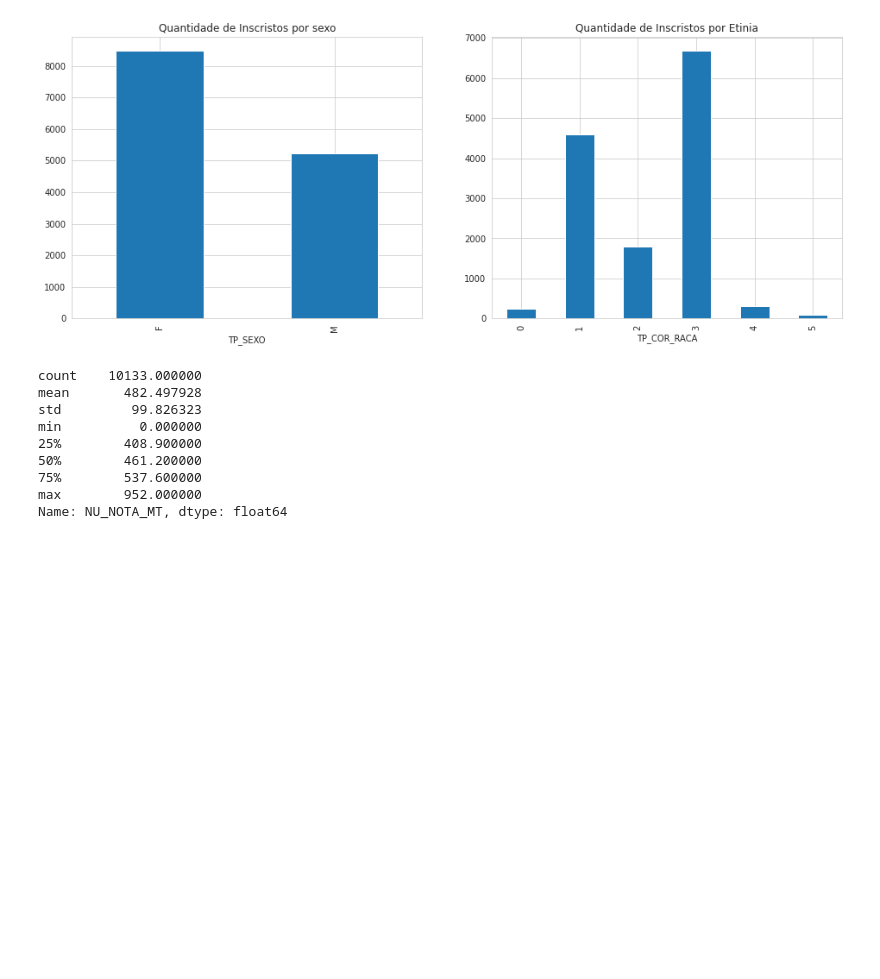
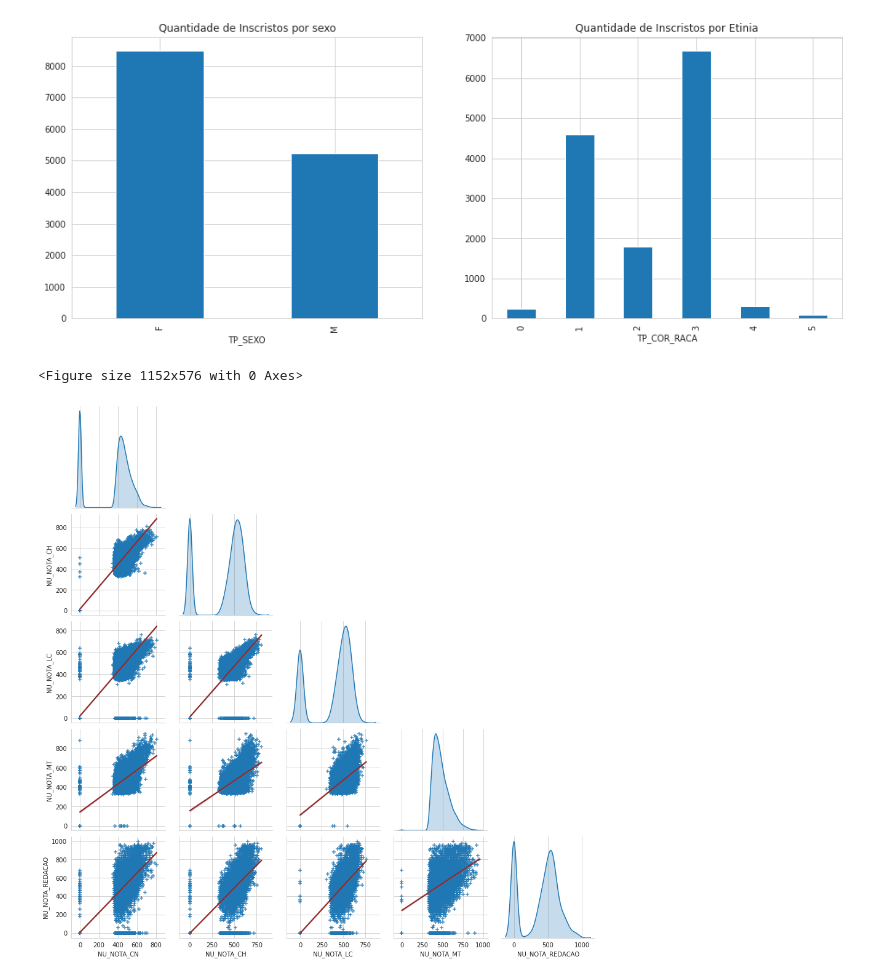
Before and after one commit to RobsonCrLira/CodenationDesafio, a Jupyter notebook: Analise_enem.ipynb, the cells around one changed output. Cells and saved outputs as stored; diff of their text form; code cells hidden in the pictures; blank space fills up the shorter version.

```diff
--- a/Analise_enem.ipynb
+++ b/Analise_enem.ipynb
@@ -45,8 +49,9 @@ array(['Unnamed: 0', 'NU_INSCRICAO', 'NU_ANO', 'CO_MUNICIPIO_RESIDENCIA',
        'Q039', 'Q040', 'Q041', 'Q042', 'Q043', 'Q044', 'Q045', 'Q046',
        'Q047', 'Q048', 'Q049', 'Q050'], dtype=object)
 # %%
-colunas_notas = ['NU_NOTA_CN','NU_NOTA_CH','NU_NOTA_LC','NU_NOTA_COMP1',
+colunas_notas = ['NU_NOTA_CN','NU_NOTA_CH','NU_NOTA_LC','NU_NOTA_MT','NU_NOTA_COMP1',
                  'NU_NOTA_COMP2','NU_NOTA_COMP3','NU_NOTA_COMP4','NU_NOTA_COMP5','NU_NOTA_REDACAO']
+colunas_n = ['NU_NOTA_CN','NU_NOTA_CH','NU_NOTA_LC','NU_NOTA_MT','NU_NOTA_REDACAO']
 # %%
 train.head()
 # %% [output]
@@ -57,14 +62,6 @@ train.head()
 | 3 | 4 | 3d6ec248fef899c414e77f82d5c6d2bff... | 2016 | 3304557 | Rio de Janeiro | 33 | ... |
 | 4 | 5 | bf896ac8d3ecadd6dba1dfbf50110afcb... | 2016 | 1302603 | Manaus | 13 | ... |
 5 rows × 167 columns
-# %%
-#Funcao para mostrar a relação das notas
-def plot_notas(df,colunas_plot):
-  plt.figure(figsize=(16,8))
-  sns.set_style('whitegrid')
-  sns.pairplot(data=df[colunas_plot], palette='RdBu', markers='+', kind='reg',
-               corner=True, diag_kind='kde',diag_kws=dict(shade=True), plot_kws={'line_kws':{'color':'#912a2a'}});
-  plt.show()
 # %%
 #encontrando todos os tados nulos no datasheet e aprensentando em quantidade total e porcentagem no volume de dados do datasheet
 total_zeros_sum = train.isnull().sum().sort_values(ascending=False)
@@ -130,13 +107,3 @@ Coluna Q032 possui 7376 valores nulos
 Coluna Q033 possui 7376 valores nulos
 Coluna Q041 possui 10792 valores nulos
 44
-# %%
-for i in colunas_notas:
-  train[i] = train[i].fillna(0)
-cont = 0
-for valor in colunas:
-    if( (train[valor].isnull().sum()) > 0):
-        zero_coluna = train[valor].isnull().sum()
-        cont = cont + 1
-        print(f"Coluna {valor} possui {zero_coluna} valores nulos")
-print(cont)
@@ -176,14 +123,7 @@ df =  train[["NU_IDADE","NU_NOTA_MT"]].dropna()
-# %%
-train['NU_NOTA_MT'].describe()
-# %% [output]
-count    10133.000000
-mean       482.497928
-std         99.826323
-min          0.000000
-25%        408.900000
-50%        461.200000
-75%        537.600000
-max        952.000000
-Name: NU_NOTA_MT, dtype: float64
+# %%
+plot_notas(train,colunas_n)
+# %% [output]
+<Figure size 1152x576 with 0 Axes>
+[figure, added]
 # %%
 # %% [output]
```
Also changed, not shown: parts of 5 cells of this notebook.
